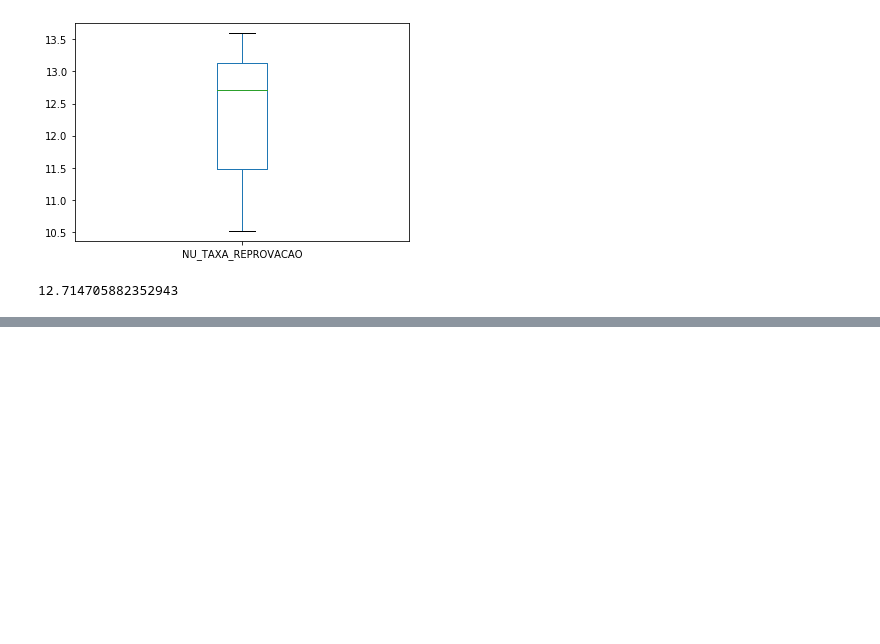
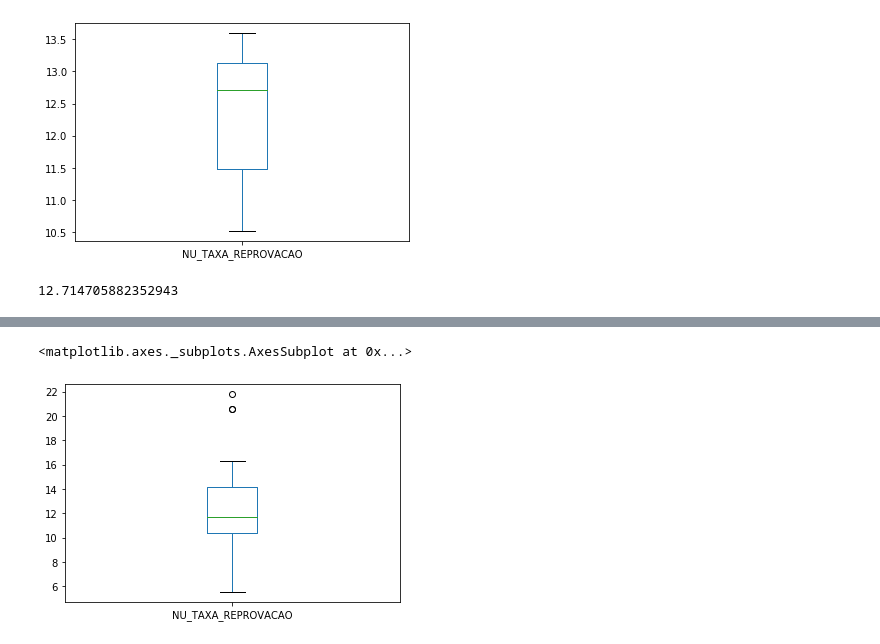
Before and after one commit to jhonatan2104/Project_Statistic_Enem, a Jupyter notebook: src/Análise estatística - Parte 1.ipynb, the cells around one changed output, grey strips where cells are left out. Cells and saved outputs as stored; diff of their text form; code cells hidden in the pictures; blank space fills up the shorter version.

```diff
--- a/src/Análise estatística - Parte 1.ipynb
+++ b/src/Análise estatística - Parte 1.ipynb
@@ -119,0 +166,5 @@ ser_media_repro_ano.median()
+# %%
+ser_media_repro_uf.plot.box()
+# %% [output]
+<matplotlib.axes._subplots.AxesSubplot at 0x...>
+[figure, added]
```
Also changed, not shown: parts of 35 cells of this notebook.
